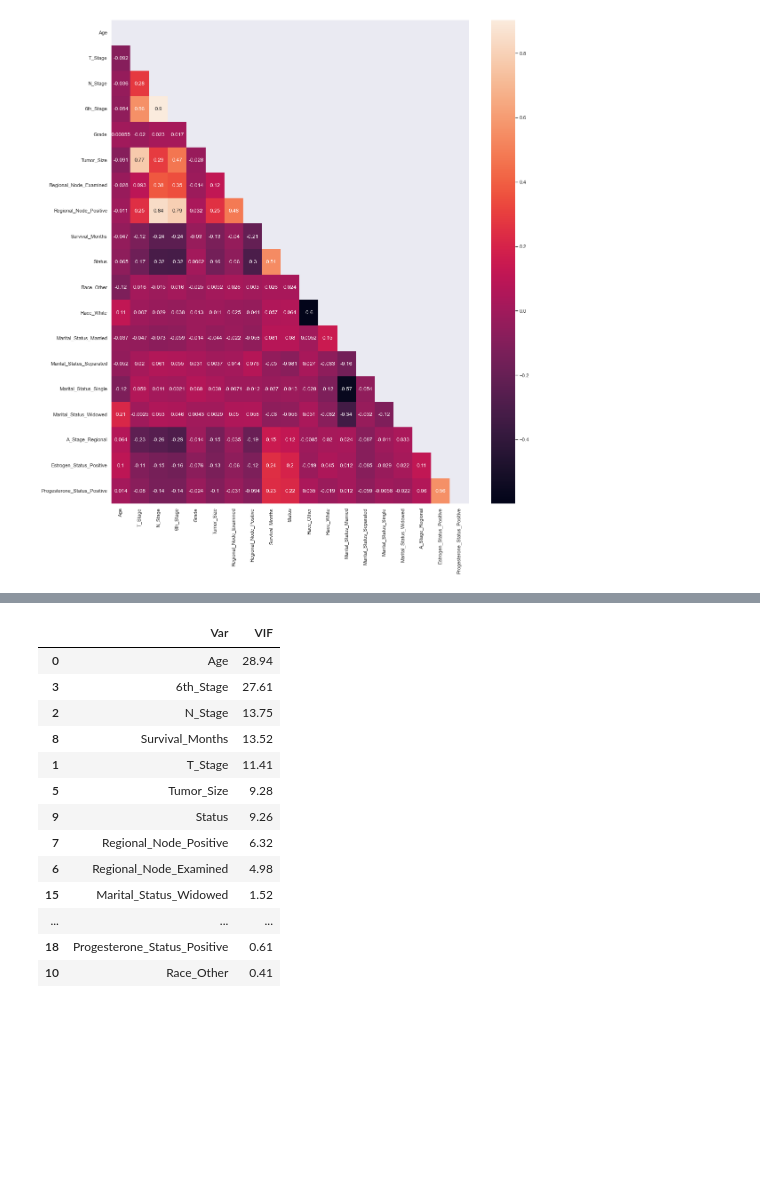
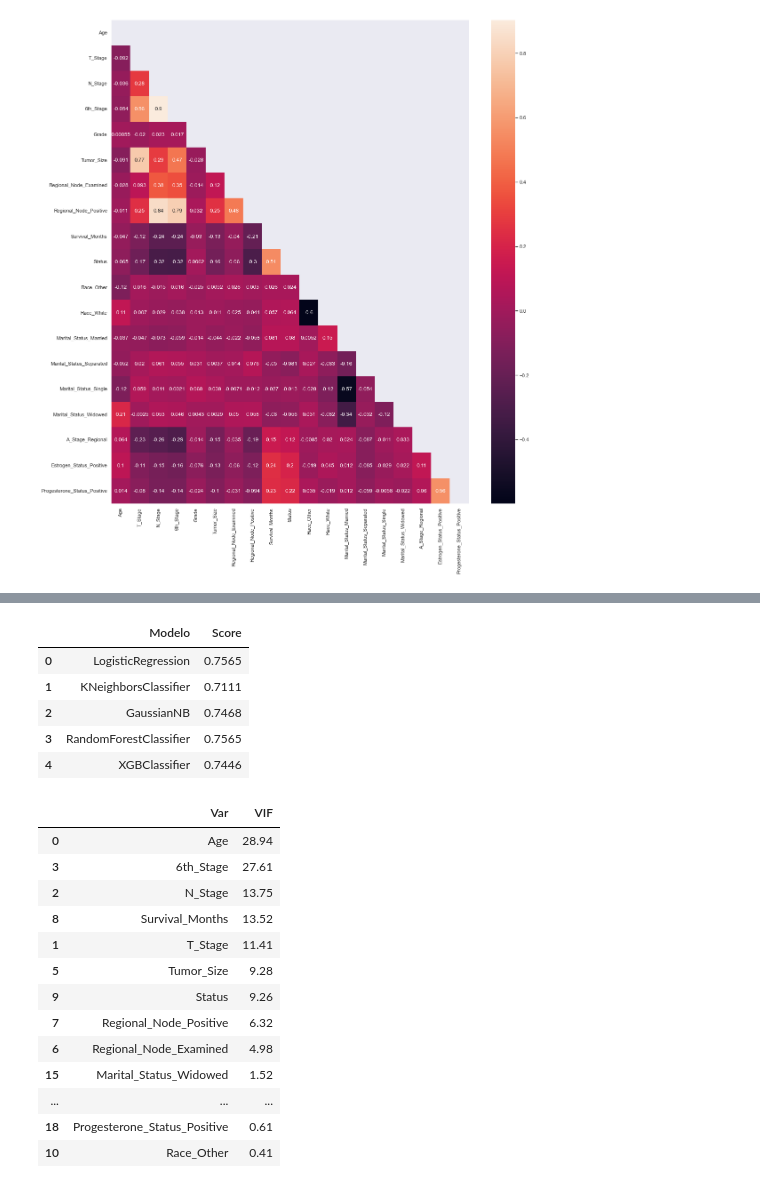
Before and after one commit to faustinothiagos/Project_Workshop_3_DS_Digital_House, a Jupyter notebook: workshop3.ipynb, the cells around one changed output, grey strips where cells are left out. Saved outputs shown, nothing was run; the diff lists cells and outputs as text; code cells hidden in the pictures; blank space fills up the shorter version.

Commit message:
v11, tabela comparativa modelos

```diff
--- a/workshop3.ipynb
+++ b/workshop3.ipynb
@@ -422,3 +399,28 @@ xgboost = XGBClassifier()
+# %%
+# Criando comparação de acurácia entre os 5 modelos escolhidos
+
+comparacao_modelos = pd.DataFrame(columns = ['Modelo', 'Score'])
+
+modelos = [LogisticRegression(),
+           KNeighborsClassifier(),
+           GaussianNB(),
+           RandomForestClassifier(),
+           XGBClassifier(use_label_encoder=False, eval_metric='mlogloss')
+           ]
+
+for model in modelos:
+    model_name = model.__class__.__name__
+    scores = cross_val_score(model, X_train, y_train, cv = 10, scoring = 'accuracy')
+    comparacao_modelos.loc[len(comparacao_modelos)] = [model_name, scores.mean().round(4)]
+
+comparacao_modelos
+# %% [output]
+|  | Modelo | Score |
+| 0 | LogisticRegression | 0.7565 |
+| 1 | KNeighborsClassifier | 0.7111 |
+| 2 | GaussianNB | 0.7468 |
+| 3 | RandomForestClassifier | 0.7565 |
+| 4 | XGBClassifier | 0.7446 |
 # %%
 import statsmodels.api as sm
 
```
Also changed, not shown: parts of 11 cells of this notebook.
